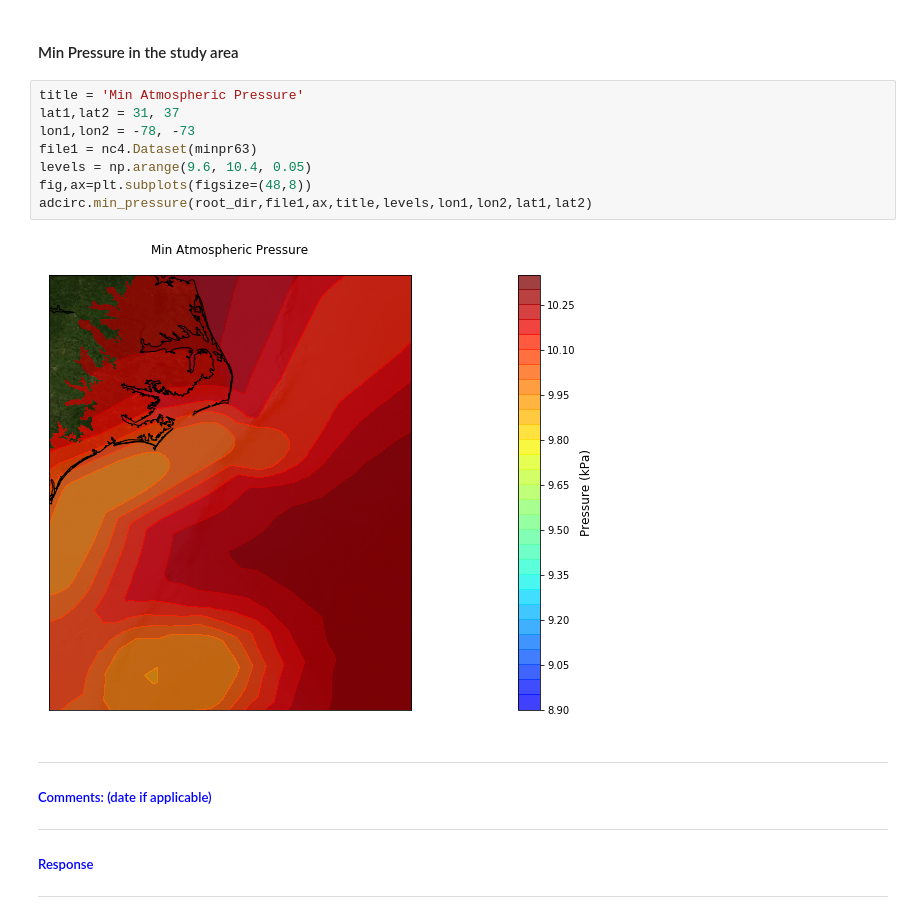
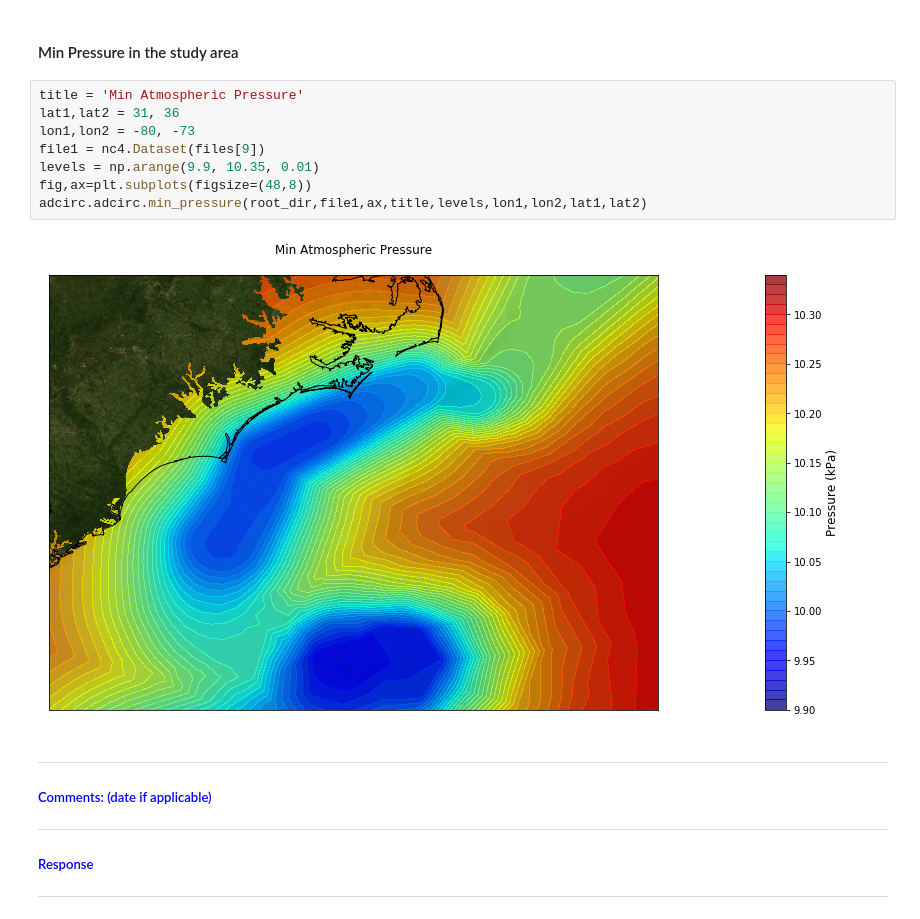
Before and after one commit to johnwallx/adcirc_prod, a Jupyter notebook: notebooks/Model_output_ophelia.ipynb, the cells around one changed output. Cells and saved outputs as stored; diff of their text form.

```diff
--- a/notebooks/Model_output_ophelia.ipynb
+++ b/notebooks/Model_output_ophelia.ipynb
@@ -304,14 +305,14 @@ HTML('<img width="700" height="500" src="gifs\AtmosphericPressure.gif" framebord
 #### Min Pressure in the study area
 # %%
 title = 'Min Atmospheric Pressure'
-lat1,lat2 = 31, 37
-lon1,lon2 = -78, -73
-file1 = nc4.Dataset(minpr63)
-levels = np.arange(9.6, 10.4, 0.05)
+lat1,lat2 = 31, 36
+lon1,lon2 = -80, -73
+file1 = nc4.Dataset(files[9])
+levels = np.arange(9.9, 10.35, 0.01)
 fig,ax=plt.subplots(figsize=(48,8))
-adcirc.min_pressure(root_dir,file1,ax,title,levels,lon1,lon2,lat1,lat2)
+adcirc.adcirc.min_pressure(root_dir,file1,ax,title,levels,lon1,lon2,lat1,lat2)
 # %% [output]
-[figure, old version]
+[figure, new version]
 # %% [markdown]
 ---
 ##### <font color='blue'>Comments: (date if applicable)</font>
```
Also changed, not shown: parts of 6 cells of this notebook, 3 other files.
